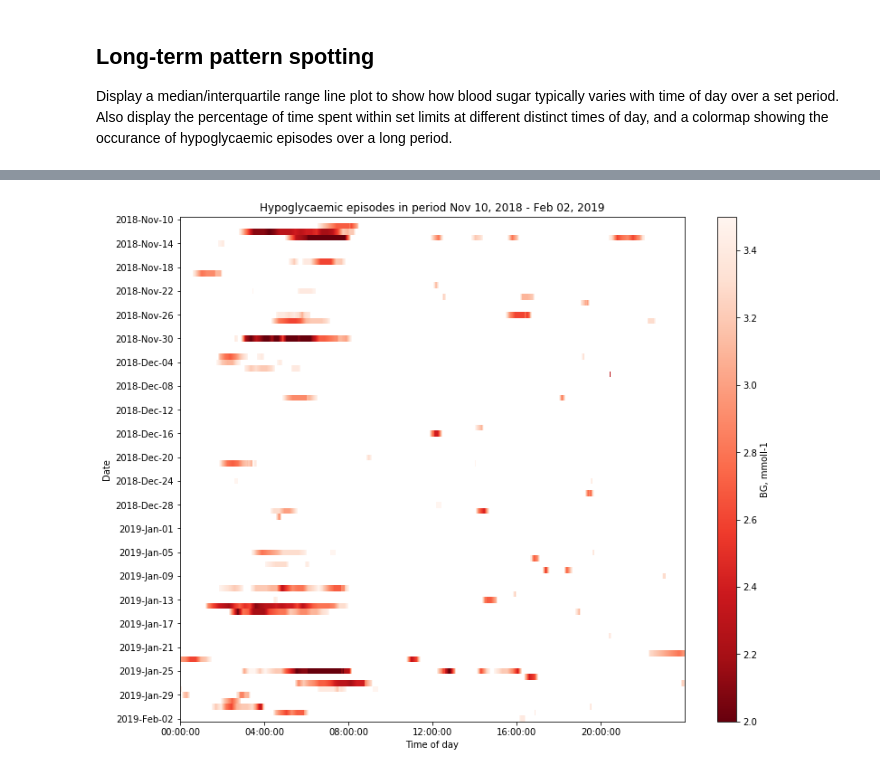
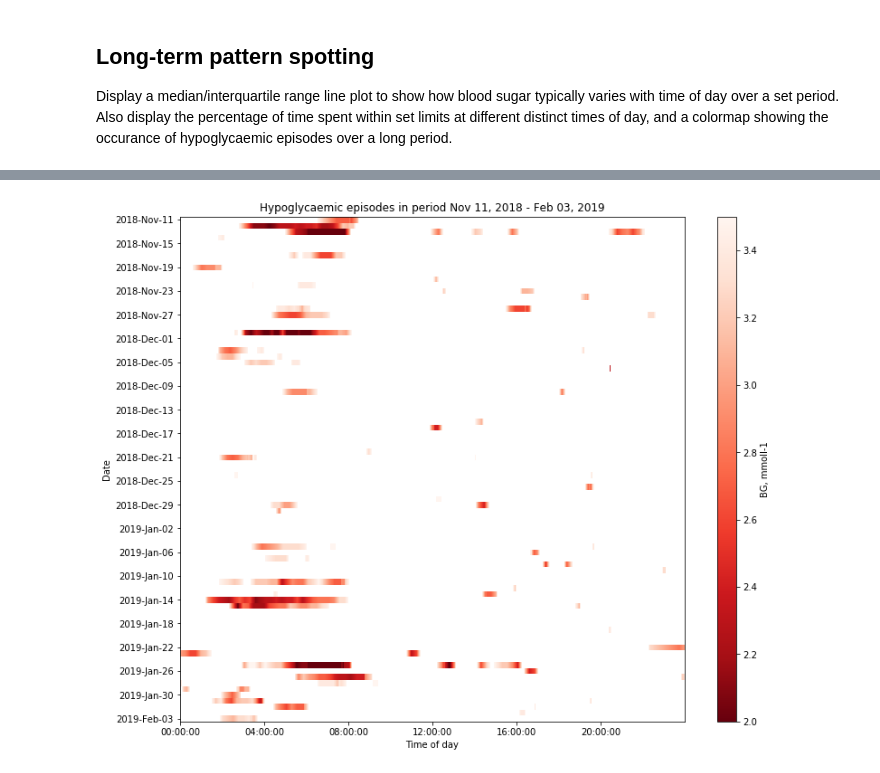
Before and after one commit to dougkelly88/blood-sugar-visualisation, a Jupyter notebook: BG visualisation.ipynb, the cells around one changed output, grey strips where cells are left out. Saved outputs shown, nothing was run; the diff lists cells and outputs as text; code cells hidden in the pictures.

```diff
--- a/BG visualisation.ipynb
+++ b/BG visualisation.ipynb
@@ -97,7 +97,5 @@ time_band_targetses.append(TimeBandTargets(time_band_name='Pre-dinner',
                                            time_start_end=(16,18),
                                            target_bg=(3.5, 8.0)))
 
-enddate = datetime.date.today()
-startdate = datetime.date.today() - datetime.timedelta(days=28*1)
 output = bg.percentageTimeInTarget(df, startdate, enddate, time_band_targetses);
 # %% [output]
@@ -105,7 +103,5 @@ output = bg.percentageTimeInTarget(df, startdate, enddate, time_band_targetses);
 # %%
-enddate = datetime.date.today()
-startdate = datetime.date.today() - datetime.timedelta(days=28*3)
 # %prun bg.plot_hypos(df, startdate, enddate)
 bg.plot_hypos(df, startdate, enddate);
 # %% [output]
-[figure, old version]
+[figure, new version]
```
Also changed, not shown: parts of 4 cells of this notebook, 2 other files.
